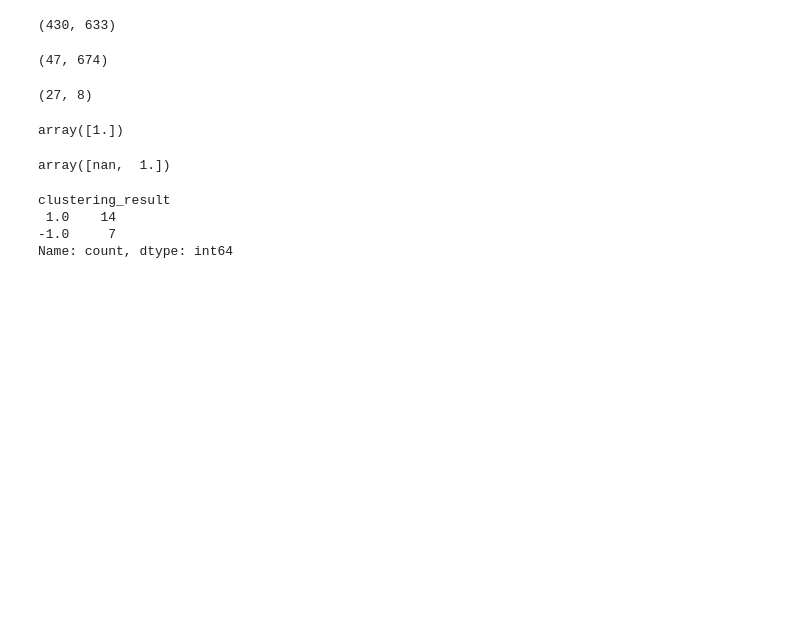
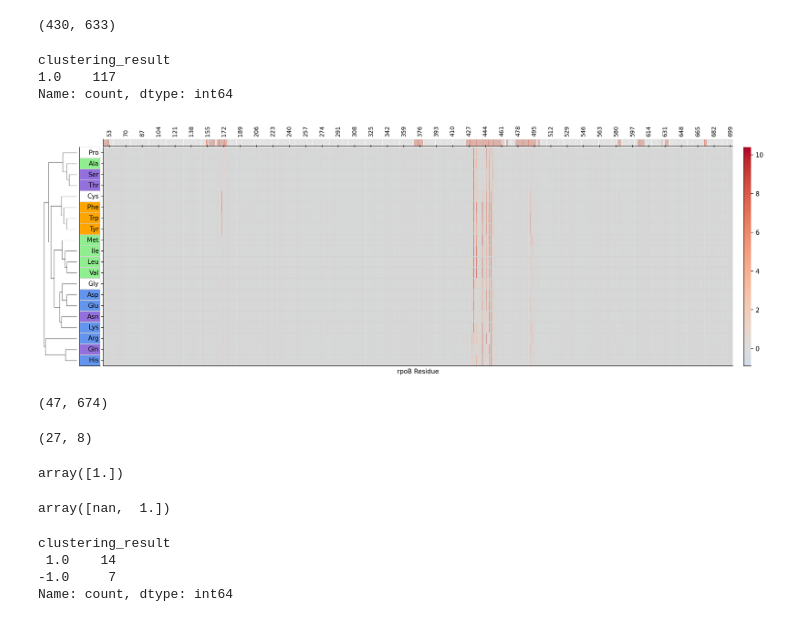
Before and after one commit to sanju99/MtbQuantCNN, a Jupyter notebook: analysis/insilico_analysis.ipynb, the cells around one changed output. Saved outputs shown, nothing was run; the diff lists cells and outputs as text; code cells hidden in the pictures; blank space fills up the shorter version.

```diff
--- a/analysis/insilico_analysis.ipynb
+++ b/analysis/insilico_analysis.ipynb
@@ -2218,8 +2163,13 @@ gyrB_GeO_scores.dropna(subset='clustering_result').codon.min(), gyrB_GeO_scores.
 # %% [output]
 (430, 633)
 # %%
-# model_path = 'RIF_lineage_amino_acid'
-# gene = 'rpoB'
+model_path = 'RIF_lineage_amino_acid'
+gene = 'rpoB'
 
-# # R-associated hot spots occur only in 47-674 (see other notebook), so only show those
-# rpoB_GeO_scores, rpoB_missense, rpoB_summary = plot_saturation_heatmap_with_GeO_colors(model_path, gene, plot_neutral=False, x_min=45, x_max=700)
+# R-associated hot spots occur only in 47-674 (see other notebook), so only show those
+rpoB_GeO_scores, rpoB_missense, rpoB_summary = plot_saturation_heatmap_with_GeO_colors(model_path, gene, plot_neutral=False, x_min=45, x_max=700)
+# %% [output]
+clustering_result
+1.0    117
+Name: count, dtype: int64
+[figure, added]
```
Also changed, not shown: parts of 15 cells of this notebook, 22 other files.
